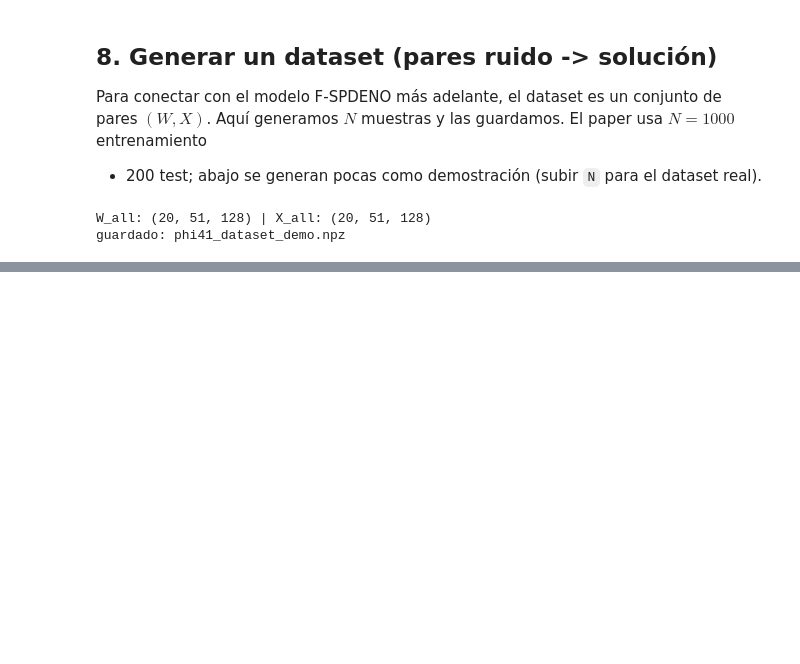
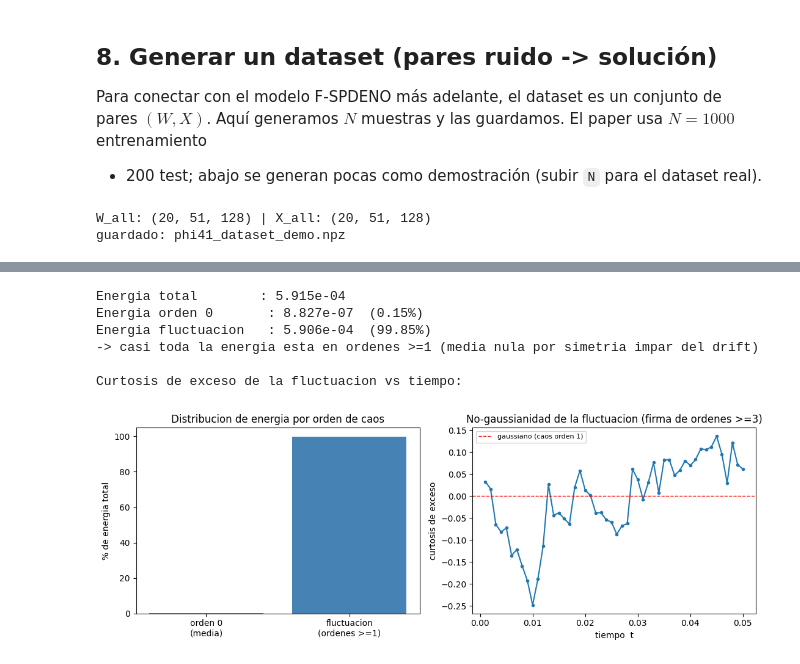
Before and after one commit to enzo-toledo/spde-wce-fno, a Jupyter notebook: phi41_work/phi41_ground_truth.ipynb, the cells around one changed output, grey strips where cells are left out. Drawn from its saved outputs; the diff is of its cells as text; code cells hidden in the pictures; blank space fills up the shorter version.

```diff
--- a/phi41_work/phi41_ground_truth.ipynb
+++ b/phi41_work/phi41_ground_truth.ipynb
@@ -216,0 +301,78 @@ guardado: phi41_dataset_demo.npz
+# %%
+# =====================================================================
+# Diagnostico de la estructura de caos sobre el dataset (CI cero).
+# Reutiliza X_all si existe; si no, genera un dataset rapido aqui.
+# =====================================================================
+
+# Genera un conjunto dedicado con CI cero (independiente del demo de arriba)
+N_chaos = 300
+rng_c = np.random.default_rng(0)
+Xc = np.zeros((N_chaos, Nt + 1, Nx))
+for i in range(N_chaos):
+    Xc[i] = resolver(ci_cero(), generar_ruido(rng_c))
+
+# --- Diagnostico 1: energia por orden ---
+mean_field = Xc.mean(axis=0)  # orden 0: E[X](t,x)
+fluct = Xc - mean_field[None]  # fluctuacion: ordenes >= 1
+
+energy_total = (Xc**2).mean()
+energy_order0 = (mean_field**2).mean()
+energy_fluct = (fluct**2).mean()
+
+print("Energia total        : %.3e" % energy_total)
+print(
+    "Energia orden 0       : %.3e  (%.2f%%)"
+    % (energy_order0, 100 * energy_order0 / energy_total)
+)
+print(
+    "Energia fluctuacion   : %.3e  (%.2f%%)"
+    % (energy_fluct, 100 * energy_fluct / energy_total)
+)
+print(
+    "-> casi toda la energia esta en ordenes >=1 (media nula por simetria impar del drift)"
+)
+
+# --- Diagnostico 2: gaussianidad de la fluctuacion en el tiempo ---
+# Curtosis de exceso: 0 => gaussiano => caos orden 1 puro.
+# Crece en el tiempo => la cubica inyecta caos de orden alto.
+print("\nCurtosis de exceso de la fluctuacion vs tiempo:")
+tiempos, kurts = [], []
+for i in range(1, Nt + 1):
+    f = fluct[:, i, :].ravel()
+    s = f.std()
+    if s > 0:
+        kt = ((f / s) ** 4).mean() - 3.0
+        tiempos.append(i * dt)
+        kurts.append(kt)
+
+# --- Visualizacion ---
+fig, ax = plt.subplots(1, 2, figsize=(11, 4))
+
+# Panel izquierdo: barras de energia por orden
+ax[0].bar(
+    ["orden 0\n(media)", "fluctuacion\n(ordenes >=1)"],
+    [100 * energy_order0 / energy_total, 100 * energy_fluct / energy_total],
+    color=["gray", "steelblue"],
+)
+ax[0].set_ylabel("% de energia total")
+ax[0].set_title("Distribucion de energia por orden de caos")
+
+# Panel derecho: curtosis vs tiempo (firma de ordenes altos)
+ax[1].plot(tiempos, kurts, marker="o", ms=3)
+ax[1].axhline(0, color="red", ls="--", lw=1, label="gaussiano (caos orden 1)")
+ax[1].set_xlabel("tiempo  t")
+ax[1].set_ylabel("curtosis de exceso")
+ax[1].set_title("No-gaussianidad de la fluctuacion (firma de ordenes >=3)")
+ax[1].legend(fontsize=8)
+
+plt.tight_layout()
+plt.savefig("phi41_chaos.png", dpi=130)
+plt.show()
+# %% [output]
+Energia total        : 5.915e-04
+Energia orden 0       : 8.827e-07  (0.15%)
+Energia fluctuacion   : 5.906e-04  (99.85%)
+-> casi toda la energia esta en ordenes >=1 (media nula por simetria impar del drift)
+
+Curtosis de exceso de la fluctuacion vs tiempo:
+[figure, added]
```
Also changed, not shown: parts of 4 cells of this notebook.
